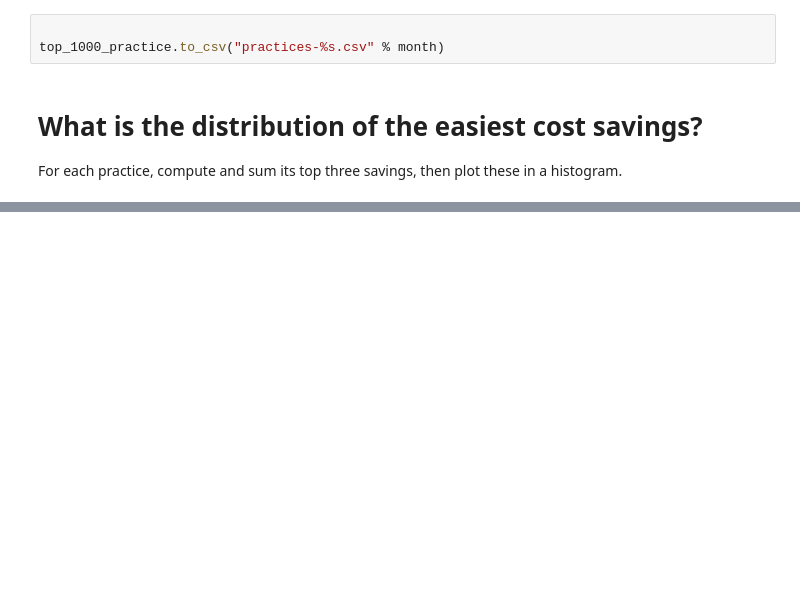
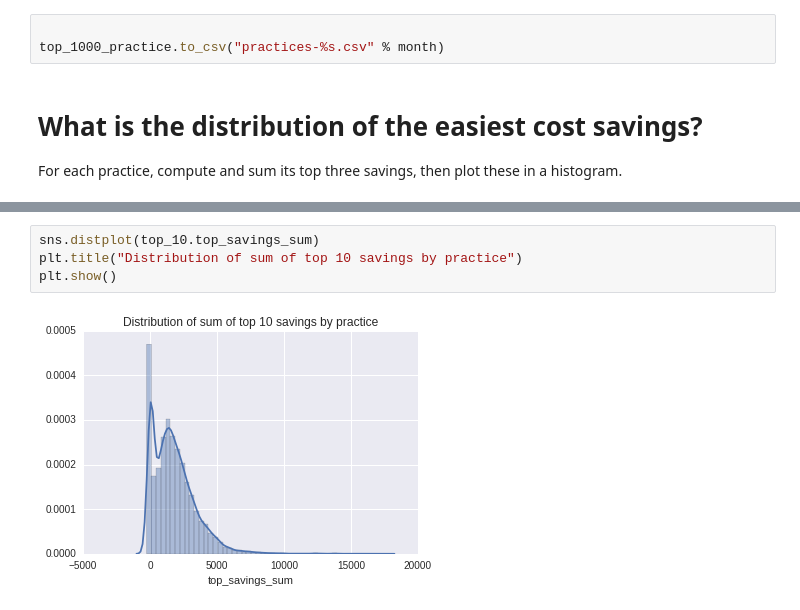
Before and after one commit to ebmdatalab/price-per-dose, a Jupyter notebook: Price per dose.ipynb, the cells around one changed output, grey strips where cells are left out. Drawn from its saved outputs; the diff is of its cells as text; blank space fills up the shorter version.

```diff
--- a/Price per dose.ipynb
+++ b/Price per dose.ipynb
@@ -145,0 +142,6 @@ sns.distplot(without_nulls.top_savings_sum)
+# %%
+sns.distplot(top_10.top_savings_sum)
+plt.title("Distribution of sum of top 10 savings by practice")
+plt.show()
+# %% [output]
+[figure, added]
```
Also changed, not shown: parts of 13 cells of this notebook, 2 other files.
